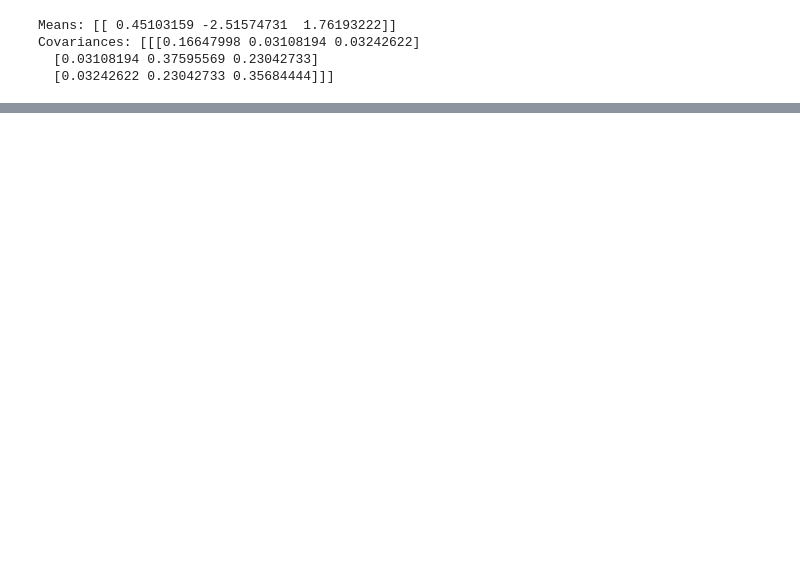
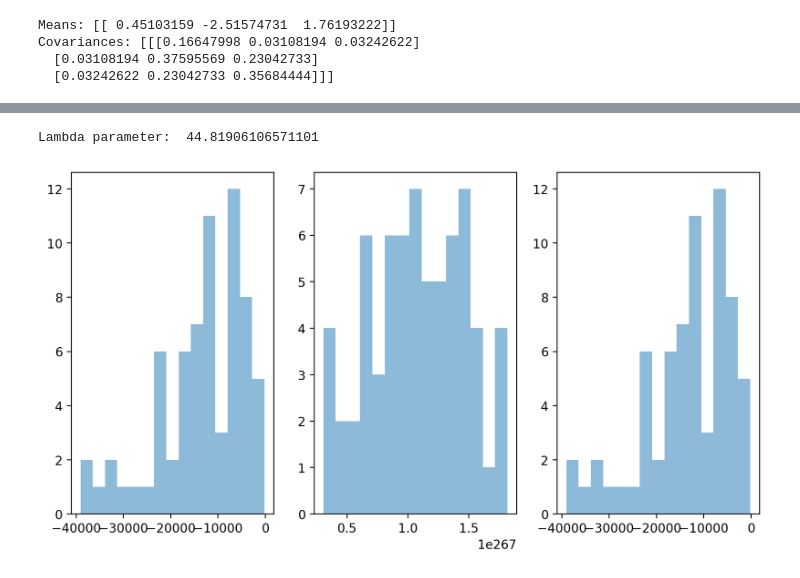
Before and after one commit to AurelienNioche/MAppAnalysis, a Jupyter notebook: notebooks/active_inference/main_11.ipynb, the cells around one changed output, grey strips where cells are left out. Cells and saved outputs as stored; diff of their text form; code cells hidden in the pictures; blank space fills up the shorter version.

```diff
--- a/notebooks/active_inference/main_11.ipynb
+++ b/notebooks/active_inference/main_11.ipynb
@@ -227,0 +293,22 @@ for ax, activity in zip(axes, deriv_cum_steps):
+# %%
+import numpy as np
+from scipy import stats
+from scipy.special import inv_boxcox
+
+# Assuming you have a 1-d numpy array 'data' with your values
+# data = np.random.exponential(scale=1.0, size=1000)
+# data = np.random.gamma(1.0, 2.0, 1000)
+data = cmp_score.flatten()
+
+# Apply Box-Cox transformation
+transformed_data, lambda_param = stats.boxcox(data+1e6)
+
+print("Lambda parameter: ", lambda_param)
+
+fig, ax = plt.subplots(1, 3, figsize=(10, 5))
+ax[0].hist(data, bins=15, color="C0", alpha=0.5)
+ax[1].hist(transformed_data, bins=15, color="C0", alpha=0.5)
+ax[2].hist(inv_boxcox(transformed_data, lambda_param)-1e6, bins=15, color="C0", alpha=0.5);
+# %% [output]
+Lambda parameter:  44.81906106571101
+[figure, added]
```
Also changed, not shown: parts of 16 cells of this notebook.
